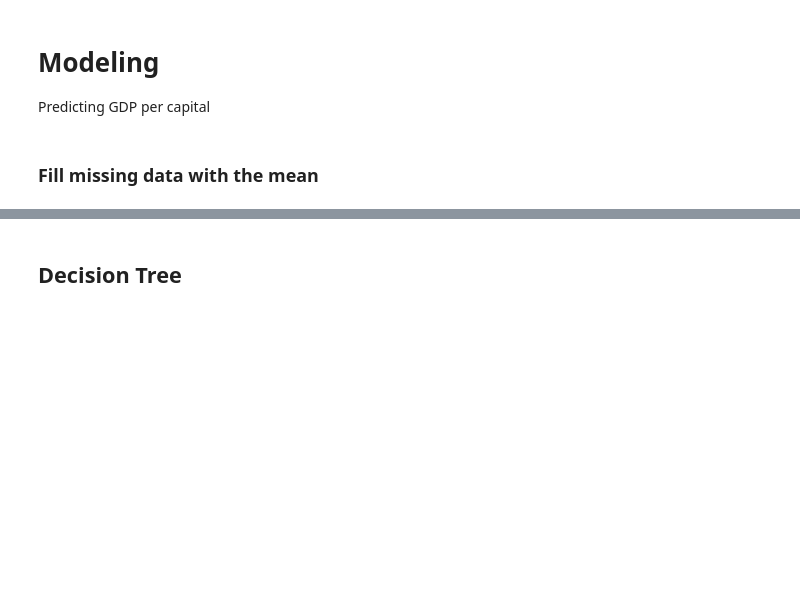
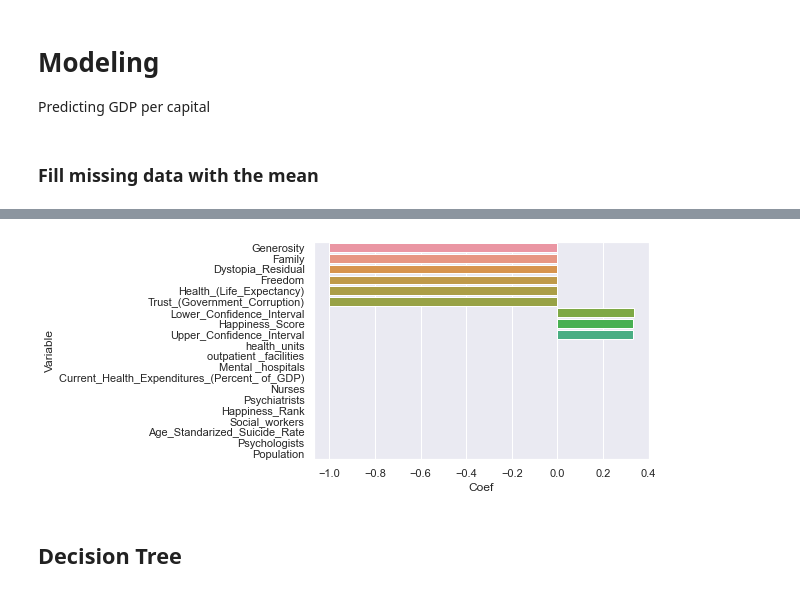
Before and after one commit to bryantstats/capstone, a Jupyter notebook: Elliot/viz_modeling.ipynb, the cells around one changed output, grey strips where cells are left out. Drawn from its saved outputs; the diff is of its cells as text; code cells hidden in the pictures; blank space fills up the shorter version.

```diff
--- a/Elliot/viz_modeling.ipynb
+++ b/Elliot/viz_modeling.ipynb
@@ -243,0 +246,11 @@ x_train,x_test,y_train,y_test=train_test_split(X,y,test_size=0.3)
+# %%
+from sklearn import linear_model
+from sklearn.metrics import r2_score
+
+
+# Create a decision tree and train
+model = linear_model.LinearRegression()
+model.fit(x_train, y_train)
+
+print('Rsquared on Training', r2_score(y_train, model.predict(x_train)))
+print('Rsquared on Testing', r2_score(y_test, model.predict(x_test)))
@@ -243,0 +260,9 @@ x_train,x_test,y_train,y_test=train_test_split(X,y,test_size=0.3)
+# %%
+coef = pd.DataFrame({'Variable':X.columns,
+                     'Coef':model.coef_,
+                     'Absolute Coef': np.abs(model.coef_),
+                     'Effect':['Positive' if i>0 else 'Negative' for i in model.coef_]
+                    })
+
+coef = coef.sort_values('Absolute Coef', ascending=False).reset_index(drop=True)
+coef
@@ -244,3 +287,9 @@ x_train,x_test,y_train,y_test=train_test_split(X,y,test_size=0.3)
+# %%
+import seaborn as sns
+ax = sns.barplot(x="Coef", y="Variable", data=coef)
+ax.figure.savefig('viz1.png',dpi=300,bbox_inches='tight')
+# %% [output]
+[figure, added]
 # %% [markdown]
 ## Decision Tree
 # %%
```
Also changed, not shown: parts of 5 cells of this notebook, 2 other files.
